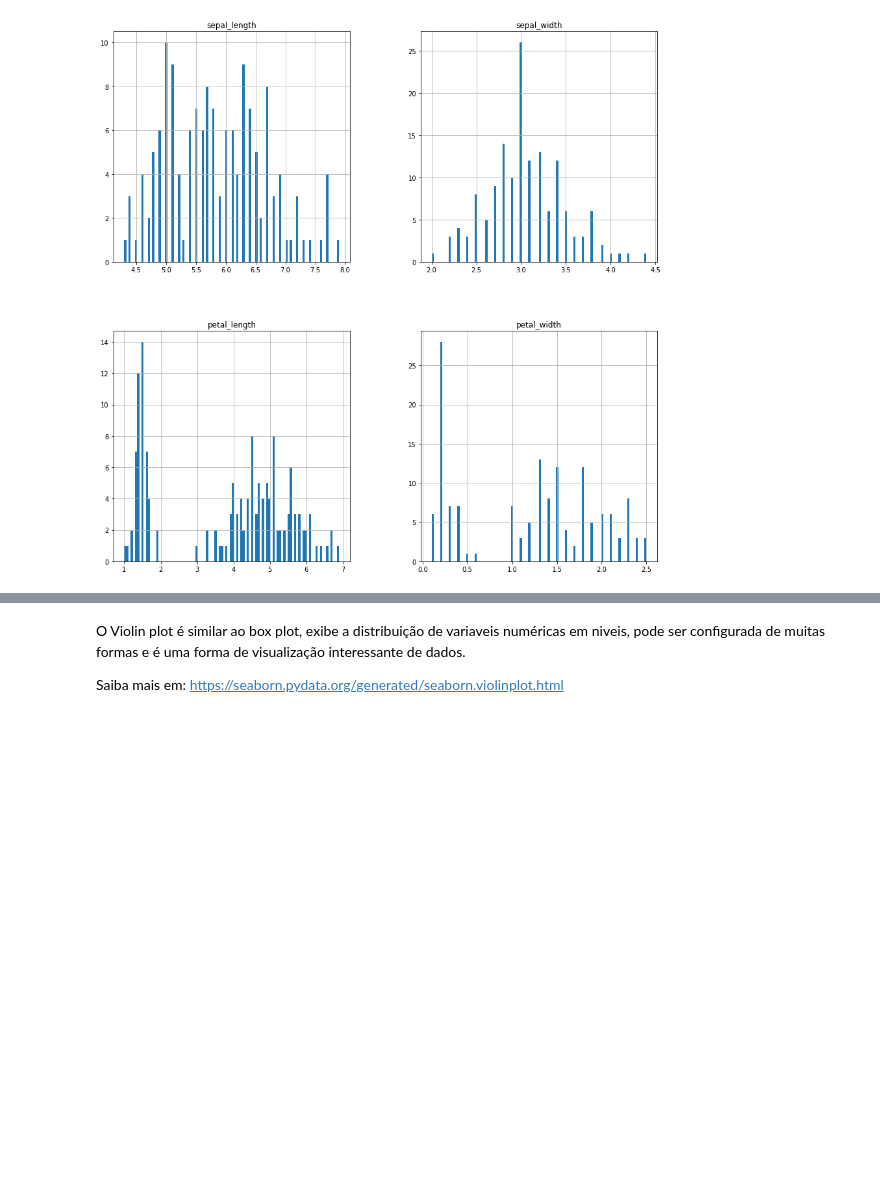
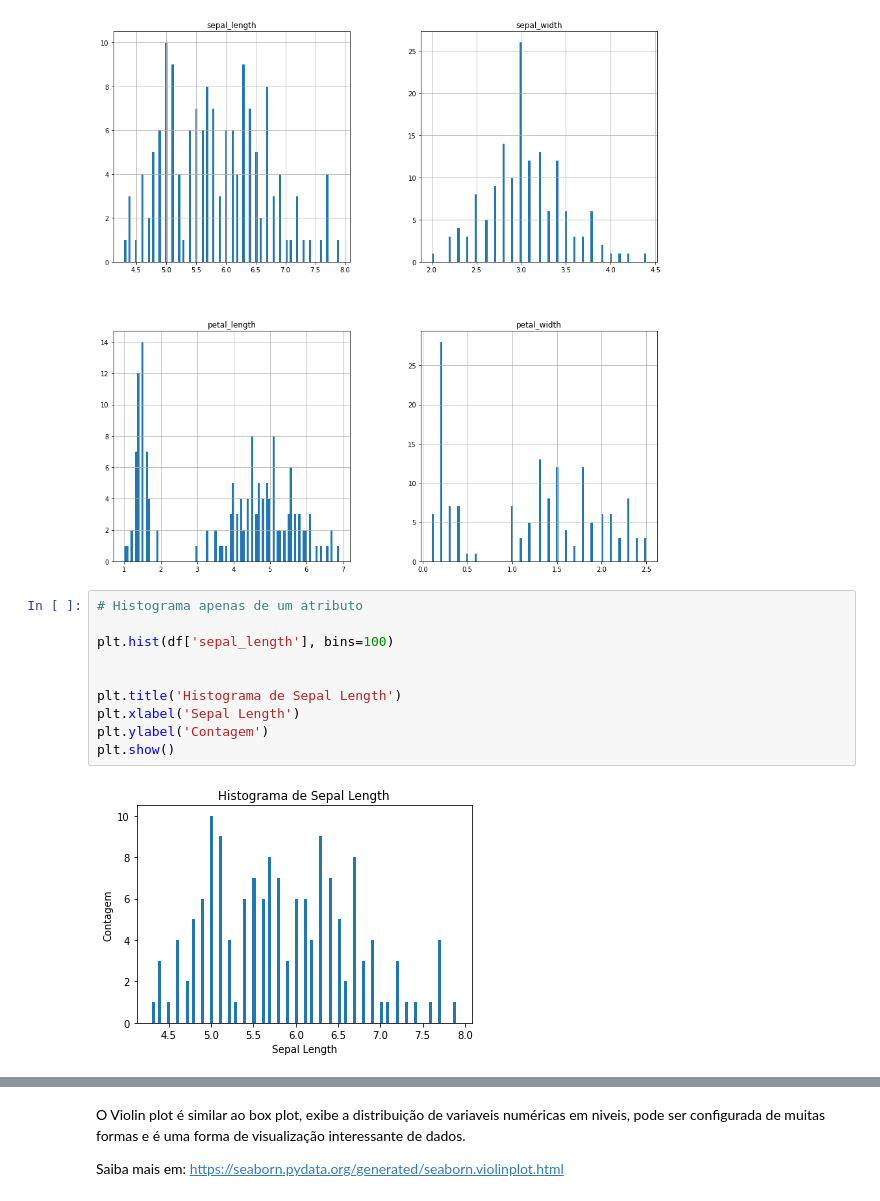
Before and after one commit to arnaldojr/DisruptiveArchitectures, a Jupyter notebook: material/aulas/IA/lab01/dataframe.ipynb, the cells around one changed output, grey strips where cells are left out. Cells and saved outputs as stored; diff of their text form; blank space fills up the shorter version.

```diff
--- a/material/aulas/IA/lab01/dataframe.ipynb
+++ b/material/aulas/IA/lab01/dataframe.ipynb
@@ -206,3 +332,15 @@ df.hist(bins=100, figsize=(15, 15))
 plt.show()
 # %% [output]
 [figure]
+# %%
+# Histograma apenas de um atributo
+
+plt.hist(df['sepal_length'], bins=100)
+
+
+plt.title('Histograma de Sepal Length')
+plt.xlabel('Sepal Length')
+plt.ylabel('Contagem')
+plt.show()
+# %% [output]
+[figure, added]
```
Also changed, not shown: parts of 47 cells of this notebook, 4 other files.
